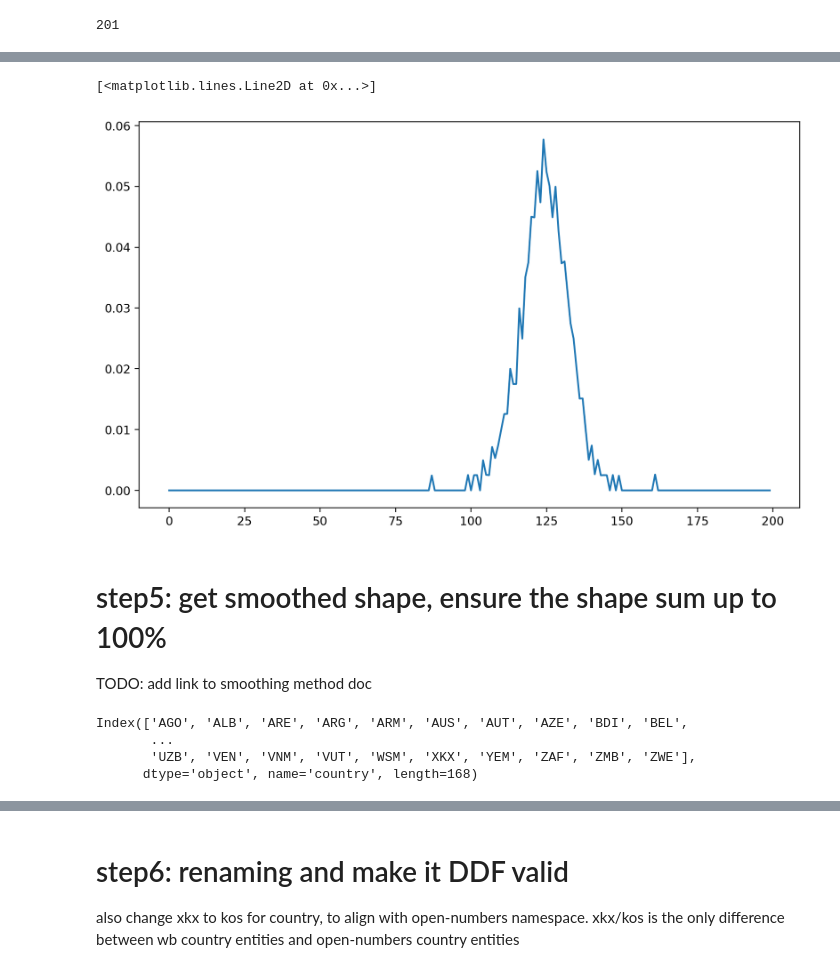
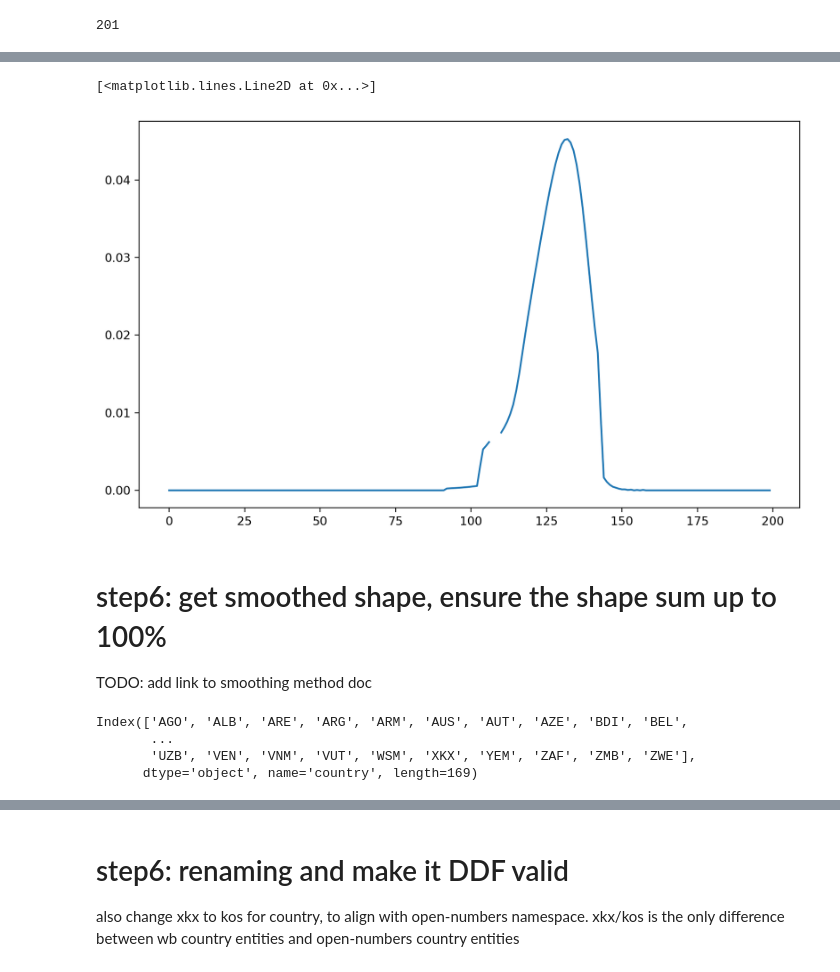
Before and after one commit to open-numbers/ddf--worldbank--povcalnet, a Jupyter notebook: etl/notebooks/income_mountain_current.ipynb, the cells around one changed output, grey strips where cells are left out. Cells and saved outputs as stored; diff of their text form; code cells hidden in the pictures.

```diff
--- a/etl/notebooks/income_mountain_current.ipynb
+++ b/etl/notebooks/income_mountain_current.ipynb
@@ -166,0 +356,10 @@ array([], dtype=int64)
+# %%
+def _run(ser):
+    ser = ser.diff().dropna()
+    ser = ser.droplevel([0, 1, 2])
+    ser.index = ser.index - 1
+    return ser
+
+def step4(res3):
+    gs = res3.groupby(['country', 'year', 'reporting_level'])
+    return gs.apply(_run)
@@ -176,11 +409,11 @@ plt.plot(res3.loc[('DEU', 2015, 'N')])
 # %%
-# step4: reduce noises
-def step4(res3):
-    res4 = list()
-    gs = res3.groupby(['country', 'year', 'coverage_type'])
+# step5: reduce noises
+def step5(res4):
+    res5 = list()
+    gs = res4.groupby(['country', 'year', 'reporting_level'])
     for g in gs.groups.keys():
         df = gs.get_group(g)
-        s = df['HeadCount'].copy()
+        s = df['headcount'].copy()
         todrop = set()
         if np.any(s < 0):  # if negative values exists
             where = np.where(s < 0)[0]
@@ -193,8 +426,10 @@ def step4(res3):
                     todrop.add(w-1)
                 todrop.add(w)
             s.iloc[list(todrop)] = np.nan
-            res4.append(s)
+            res5.append(s)
         else:
-            res4.append(s)
-    return pd.concat(res4)
+            res5.append(s)
+    return pd.concat(res5)
+# %%
+res4 = res4.to_frame()
 # %%
@@ -202,23 +437,23 @@ res4 = step4(res3)
 # %%
-res4 = res4.sort_index()  # TODO: see if we can skip this step and not producing the unsorted warning
+res5 = res5.sort_index()  # TODO: see if we can skip this step and not producing the unsorted warning
 # %%
-plt.plot(res4.loc[('DEU', 2015, 'N')])
+plt.plot(res5.loc[('ARE', 2015, 'national')])
 # %% [output]
 [<matplotlib.lines.Line2D at 0x...>]
-[figure, old version]
+[figure, new version]
 # %% [markdown]
-# step5: get smoothed shape, ensure the shape sum up to 100%
+# step6: get smoothed shape, ensure the shape sum up to 100%
 
 TODO: add link to smoothing method doc
 # %%
 run_smooth = smoothlib.run_smooth
 # %%
-res4.index.get_level_values('country').unique()
+res5.index.get_level_values('country').unique()
 # %% [output]
 Index(['AGO', 'ALB', 'ARE', 'ARG', 'ARM', 'AUS', 'AUT', 'AZE', 'BDI', 'BEL',
        ...
        'UZB', 'VEN', 'VNM', 'VUT', 'WSM', 'XKX', 'YEM', 'ZAF', 'ZMB', 'ZWE'],
-      dtype='object', name='country', length=168)
+      dtype='object', name='country', length=169)
 # %%
 def func(x):
     """function to smooth a series"""
```
Also changed, not shown: parts of 127 cells of this notebook, 10 other files.
